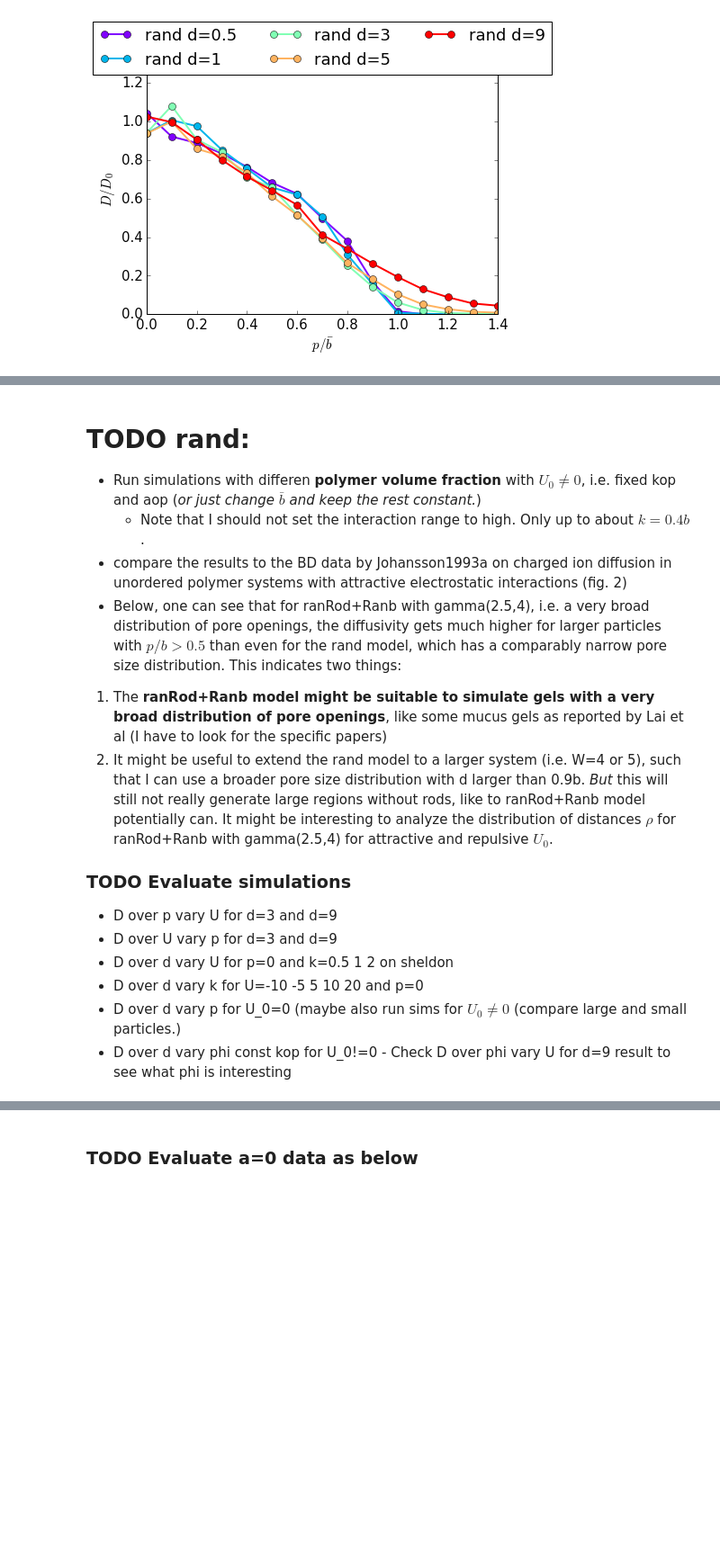
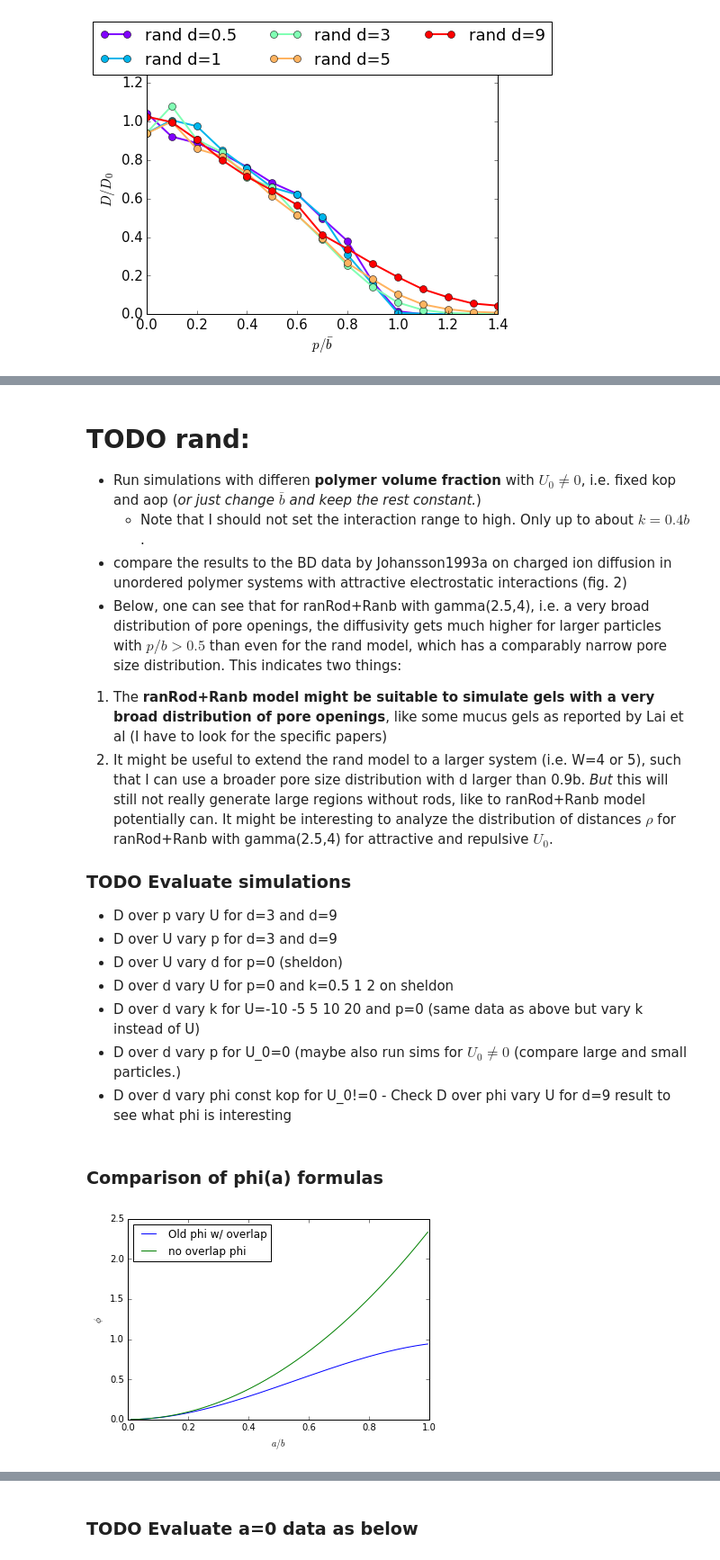
Before and after one commit to JohannHansing/iPythonNB, a Jupyter notebook: Ranb/Ranb.ipynb, the cells around one changed output, grey strips where cells are left out. Shown at 90% size. Drawn from its saved outputs; the diff is of its cells as text; code cells hidden in the pictures; blank space fills up the shorter version.

```diff
--- a/Ranb/Ranb.ipynb
+++ b/Ranb/Ranb.ipynb
@@ -120,8 +122,9 @@ plotdataArr(u0data,'p/\bar{b}',lineArr=triggerNameArr)
 ### TODO  Evaluate simulations
 * D over p vary U for d=3 and d=9
 * D over U vary p for d=3 and d=9
+* D over U vary d for p=0 (sheldon)
 * D over d vary U for p=0 and k=0.5 1 2 on sheldon
-* D over d vary k for U=-10 -5 5 10 20 and p=0
+* D over d vary k for U=-10 -5 5 10 20 and p=0 (same data as above but vary k instead of U)
 * D over d vary p for U_0=0 (maybe also run sims for $U_0\neq0$ (compare large and small particles.)
 * D over d vary phi const kop for U_0!=0 - Check D over phi vary U for d=9 result to see what phi is interesting
 # %%
@@ -191,10 +194,26 @@ def getDop_kop_a0_U_d(kop,u,trigger='fixb',system='rand',d=0):
             data.append([float(prel),float(m)]) #the [:-1] serves to cut the linebreak '\n' from the string m.
         #else: print("Error: File not found!\n"+str(file))
     return np.array(sorted(data))
+# %% [markdown]
+### Comparison of phi(a) formulas
 # %%
 # Function to plot D over phi vary lub noLub data with fixed aop
 Vcyl = lambda a, b: np.pi*b*(a/2.)**2
-def phi(aob): return (3*Vcyl(aob,b=1) - 8 * np.sqrt(2) * (aob/2.)**3)
+def phiOverlap(aob): # Old formula for phi for overlapping cylinders
+    return (3*Vcyl(aob,b=1) - 8 * np.sqrt(2) * (aob/2.)**3)
+
+def phi(aob):
+    return 3*Vcyl(aob,b=1) # This is almost the same formula as for the old model, but without the overlap term
 
 def ptoPhi(prel,aop):
     return phi(prel*aop)
+
+arels=np.arange(0.01,1,0.005)
+plt.plot(arels,phiOverlap(arels),label='Old phi w/ overlap')
+plt.plot(arels,phi(arels),label='no overlap phi')
+plt.xlabel(r'$a/b$')
+plt.ylabel(r'$\phi$')
+plt.legend(loc=0)
+plt.show()
+# %% [output]
+[figure, added]
```
Also changed, not shown: parts of 6 cells of this notebook.
